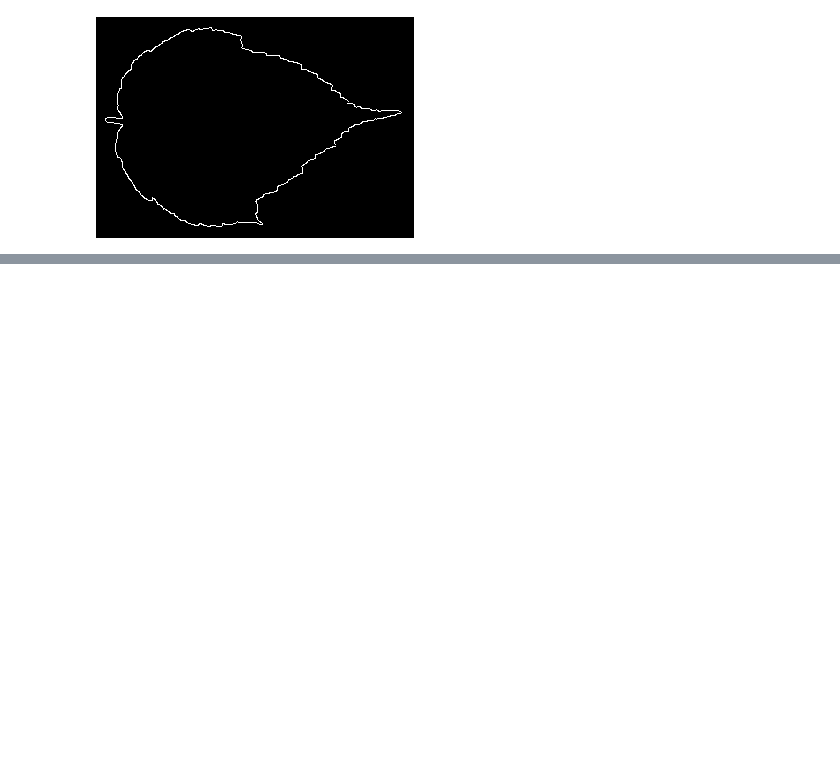
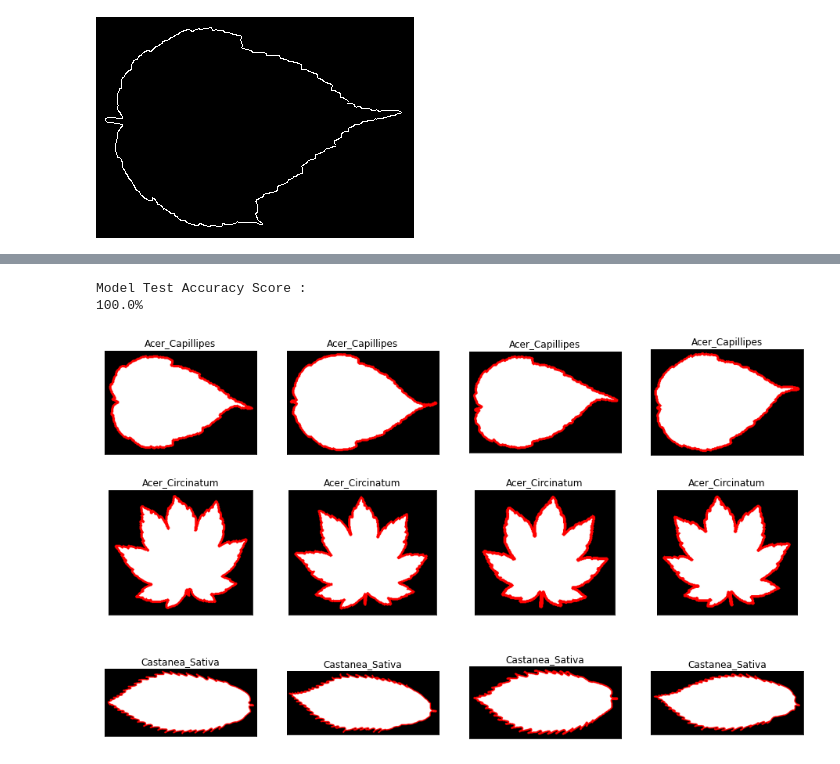
Before and after one commit to divardhia/PCVK_Genap_2022, a Jupyter notebook: final_project.ipynb, the cells around one changed output, grey strips where cells are left out. Saved outputs shown, nothing was run; the diff lists cells and outputs as text; code cells hidden in the pictures; blank space fills up the shorter version.

```diff
--- a/final_project.ipynb
+++ b/final_project.ipynb
@@ -124,3 +148,8 @@ X_train, X_test, Y_train, Y_test = train_test_split(X, Y, test_size=0.25, random
+# %%
+# Menentukan x dan y train
+X_train = df.iloc[:,0].values
+X_train = X_train.reshape(-1,1)
+Y_train = df.iloc[:,1].values
 # %%
 # Membuat model KNN dan fungsi untuk prediksi daun
 model = KNeighborsClassifier(n_neighbors=3)
@@ -174,0 +181,10 @@ Castanea_Sativa
+# %%
+# Menghitung area data test
+area = [ [ 0 for y in range( len(edged_test[0]) ) ] for x in range( len(edged_test) ) ]
+
+for i in range(len(edged_test)):
+  for j in range(len(edged_test[0])):
+    for y in range(edged_test[i][j].shape[0]):
+      for x in range(edged_test[i][j].shape[1]):
+        if(edged_test[i][j][y][x] > 0):
+          area[i][j] += 1
@@ -174,0 +222,37 @@ Castanea_Sativa
+# %%
+# Menentukan X dan Y test
+X_test = df_test.iloc[:,0].values
+X_test = X_test.reshape(-1,1)
+Y_test = df_test.iloc[:,1].values
+# %%
+# Prediksi data test menggunakan KNN
+prediksi = [ [ "" for y in range( len(edged_test[0]) ) ] for x in range( len(edged_test) ) ]
+
+for i in range(len(prediksi)):
+  for j in range(len(prediksi[0])):
+    prediksi[i][j] = prediksi_daun_knn([[area[i][j]]])
+
+print('Model Test Accuracy Score : ')
+print(str(accuracy_score(Y_test, model.predict(X_test)) * 100)+ '%')
+
+# Membuat figure
+fig = plt.figure(figsize=(16, 10))
+
+# setting jumlah baris dan kolom
+rows = 3
+columns = 4
+
+# add subplot
+index = 1
+for i in range(rows):
+  for j in range(columns):
+    fig.add_subplot(rows, columns, index)
+    plt.title(prediksi[i][j])
+    plt.imshow(test_images[i][j])
+    plt.xticks([]),plt.yticks([])
+    index += 1
+plt.show()
+# %% [output]
+Model Test Accuracy Score :
+100.0%
+[figure, added]
```
Also changed, not shown: parts of 13 cells of this notebook.
